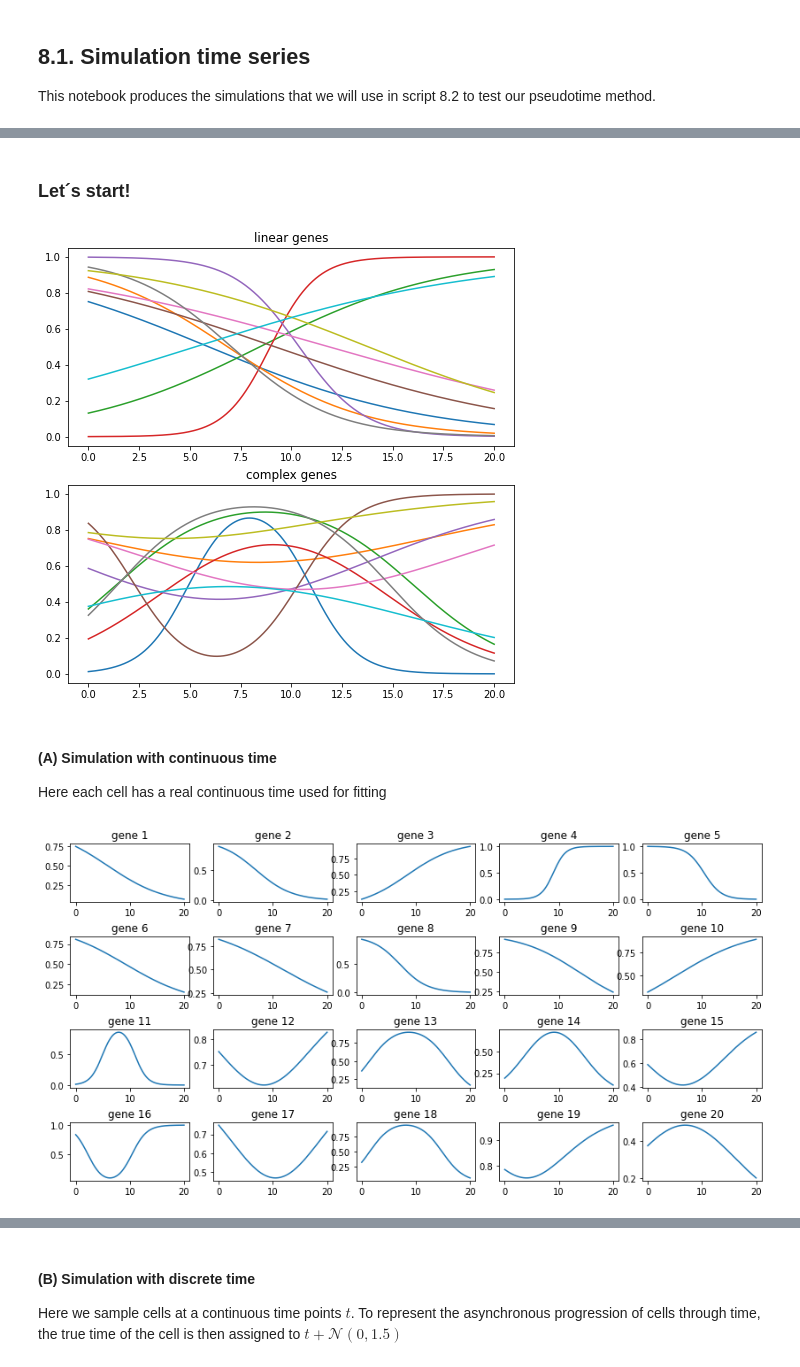
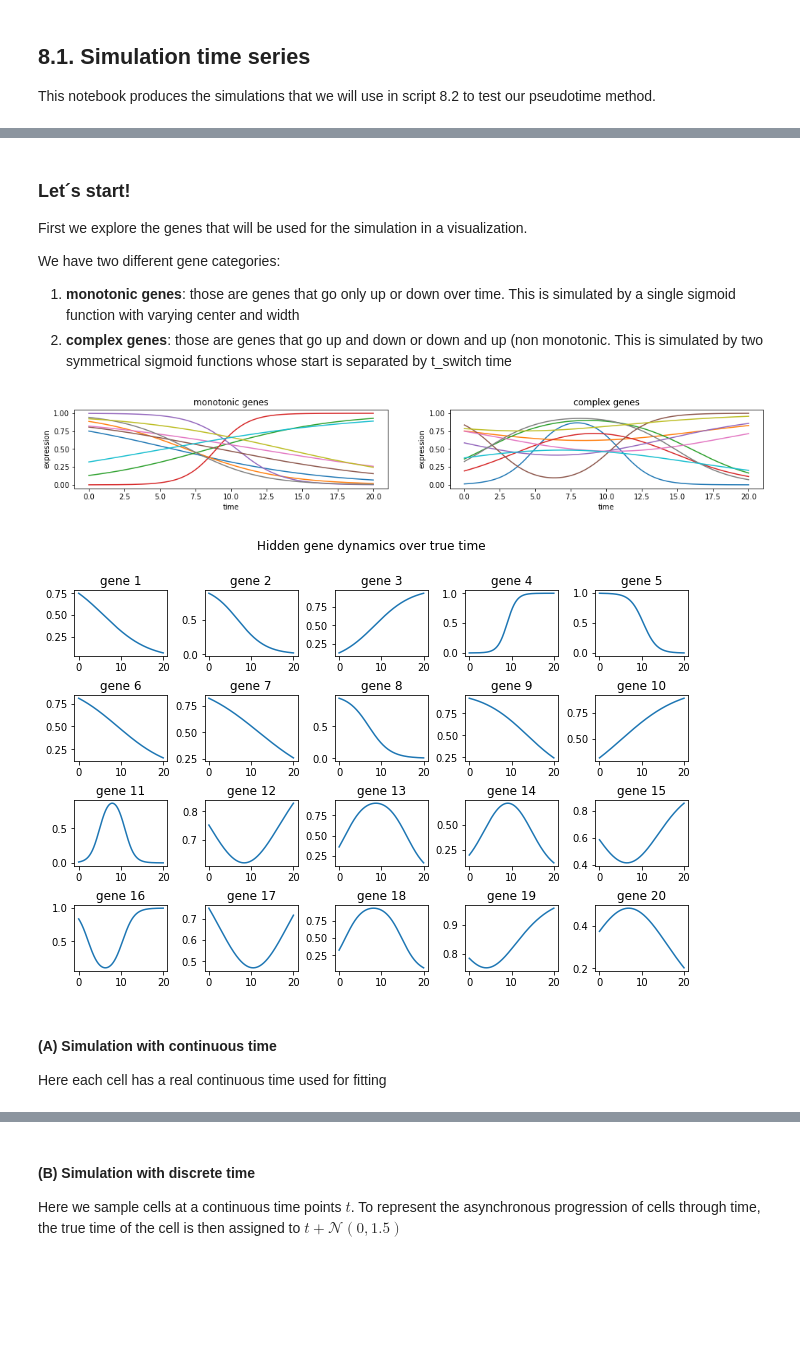
Before and after one commit to bjbouman/time_series_analysis, a Jupyter notebook: code/8.1.simulation_time_series.ipynb, the cells around one changed output, grey strips where cells are left out. Saved outputs shown, nothing was run; the diff lists cells and outputs as text; code cells hidden in the pictures; blank space fills up the shorter version.

Commit message:
Update simulations in code 8.1 and 8.2

```diff
--- a/code/8.1.simulation_time_series.ipynb
+++ b/code/8.1.simulation_time_series.ipynb
@@ -8,6 +8,8 @@ import numpy as np
 import matplotlib.pyplot as plt
 from scipy.integrate import odeint
 np.random.seed(1)
+plt.rcParams['pdf.fonttype'] = 42 #for saving PDF with changeable text
+plt.rcParams['ps.fonttype'] = 42 #for saving PDF with changeable text
 # %% [markdown]
 ### Simulation
 
@@ -26,27 +34,17 @@ noise = 0.05
 # %%
 def sigmoid(x, a, b): # sigmoid function with parameters a = center; b = width
         return 1/(1+np.exp(-(x-a)/b))
+
 def sigmoid_switch(x, a, b, t_switch):
         return sigmoid(x, a,b) - sigmoid(x-t_switch, a,b)
 
-# sample parameters for simulation of linear genes
-neg_linear = np.random.randint(2, size=k_linear) # this parameters determines whether the genes go up or down
-a_linear = np.random.uniform(5,15, k_linear)  # offset
-b_linear = np.random.uniform(0,8, k_linear)  # width of the sigmoid function
-
-def simulate_linear_genes(time):
+def simulate_monotonic_genes(time):
     # this function recovers each gene's values for the provided timepoints
     vals = []
-    for i in range(k_linear):
-        f = sigmoid(time, a_linear[i], b_linear[i])
-        vals.append(1-f if neg_linear[i] else f)
+    for i in range(k_monotonic):
+        f = sigmoid(time, a_monotonic[i], b_monotonic[i])
+        vals.append(1-f if neg_monotonic[i] else f)
     return np.array(vals).T
-
-# sample parameters for simulation of linear genes
-neg = np.random.randint(2, size=k_complex) # this parameters determines whether the genes go up + down or down + up
-t_switch = np.random.uniform(5, 15, k_complex)  # switching time point from up to down (or vice-versa)
-a = np.random.uniform(0, 5, k_complex)  # offset - determines wether we start with 0 (or max) or in between value
-b = np.random.uniform(1,8, k_complex)  # width of the sigmoid function
 
 def simulate_complex_genes(time):
     # this function recovers each gene's values for the provided timepoints
@@ -68,50 +66,67 @@ def noise_and_scale(X, noise=0.05): # function to min_max scale and add gaussian
     return X
 # %% [markdown]
 ### Let´s start!
+
+First we explore the genes that will be used for the simulation in a visualization.
+
+We have two different gene categories:
+1. __monotonic genes__: those are genes that go only up or down over time. This is simulated by a single sigmoid function with varying center and width
+2. __complex genes__: those are genes that go up and down or down and up (non monotonic. This is simulated by two symmetrical sigmoid functions whose start is separated by t_switch time
 # %%
 ### generate genes
 time = np.linspace(0,20,n_cells)
 
-linear_genes = simulate_linear_genes(time)
+monotonic_genes = simulate_monotonic_genes(time)
 complex_genes = simulate_complex_genes(time)
 # %%
-fig, ax = plt.subplots(2,1,figsize=(8,8))
+### visualize all monotonic and all complex genes together
+fig, ax = plt.subplots(1,2,figsize=(17,2))
 
-for idx, gene in enumerate(linear_genes[0]):
-    ax[0].plot(time, linear_genes[:,idx])
+for idx, gene in enumerate(monotonic_genes[0]):
+    ax[0].plot(time, monotonic_genes[:,idx])
+    ax[0].set_xlabel("time")
+    ax[0].set_ylabel("expression")
 
 for idx, gene in enumerate(complex_genes[0]):
     ax[1].plot(time, complex_genes[:,idx])
+    ax[1].set_xlabel("time")
+    ax[1].set_ylabel("expression")
 
 # add titles
-ax[0].title.set_text("linear genes")
+ax[0].title.set_text("monotonic genes")
 ax[1].title.set_text("complex genes")
+
+# save figure
+save_path = "../figures/8.1.monotonic_and_complex genes.pdf"
+fig.savefig(save_path, bbox_inches='tight', format='pdf', dpi=300)
 # %% [output]
-[figure, old version]
+[figure, new version]
-# %% [markdown]
-#### (A) Simulation with continuous time
-
-Here each cell has a real continuous time used for fitting
 # %%
-### plot genes in recovered PT
-fig, ax = plt.subplots(4,5,figsize=(14,7), gridspec_kw={'wspace':0.2, 'hspace':0.6})
+### plot hidden gene dynamics (one plot per gene)
+fig, ax = plt.subplots(4,5,figsize=(11,7), gridspec_kw={'wspace':0.4, 'hspace':0.6})
 
 ax = ax.ravel()
 
-for idx,_ in enumerate(linear_genes[0]):
-    ax[idx].plot(time, linear_genes[:,idx])
+for idx,_ in enumerate(monotonic_genes[0]):
+    ax[idx].plot(time, monotonic_genes[:,idx])
     ax[idx].title.set_text(f"gene {idx+1}")
 
 for idx,_ in enumerate(complex_genes[0]):
-    ax[idx+len(linear_genes[0])].plot(time, complex_genes[:,idx])
-    ax[idx+len(linear_genes[0])].title.set_text(f"gene {idx+11}")
+    ax[idx+len(monotonic_genes[0])].plot(time, complex_genes[:,idx])
+    ax[idx+len(monotonic_genes[0])].title.set_text(f"gene {idx+11}")
+
+fig.suptitle('Hidden gene dynamics over true time')
 
 # save figure
-# save_path = "../figures/8.2.sim2_intercept_vs_no_intercept.pdf"
-# fig.savefig(save_path, bbox_inches='tight', format='pdf', dpi=300)
+save_path = "../figures/8.1.all_genes_hidden_dynamics.pdf"
+fig.savefig(save_path, bbox_inches='tight', format='pdf', dpi=300)
 
 plt.show()
 # %% [output]
-[figure, old version]
+[figure, new version]
+# %% [markdown]
+#### (A) Simulation with continuous time
+
+Here each cell has a real continuous time used for fitting
 # %%
 # simulate
```
Also changed, not shown: parts of 14 cells of this notebook, 1 other file.
